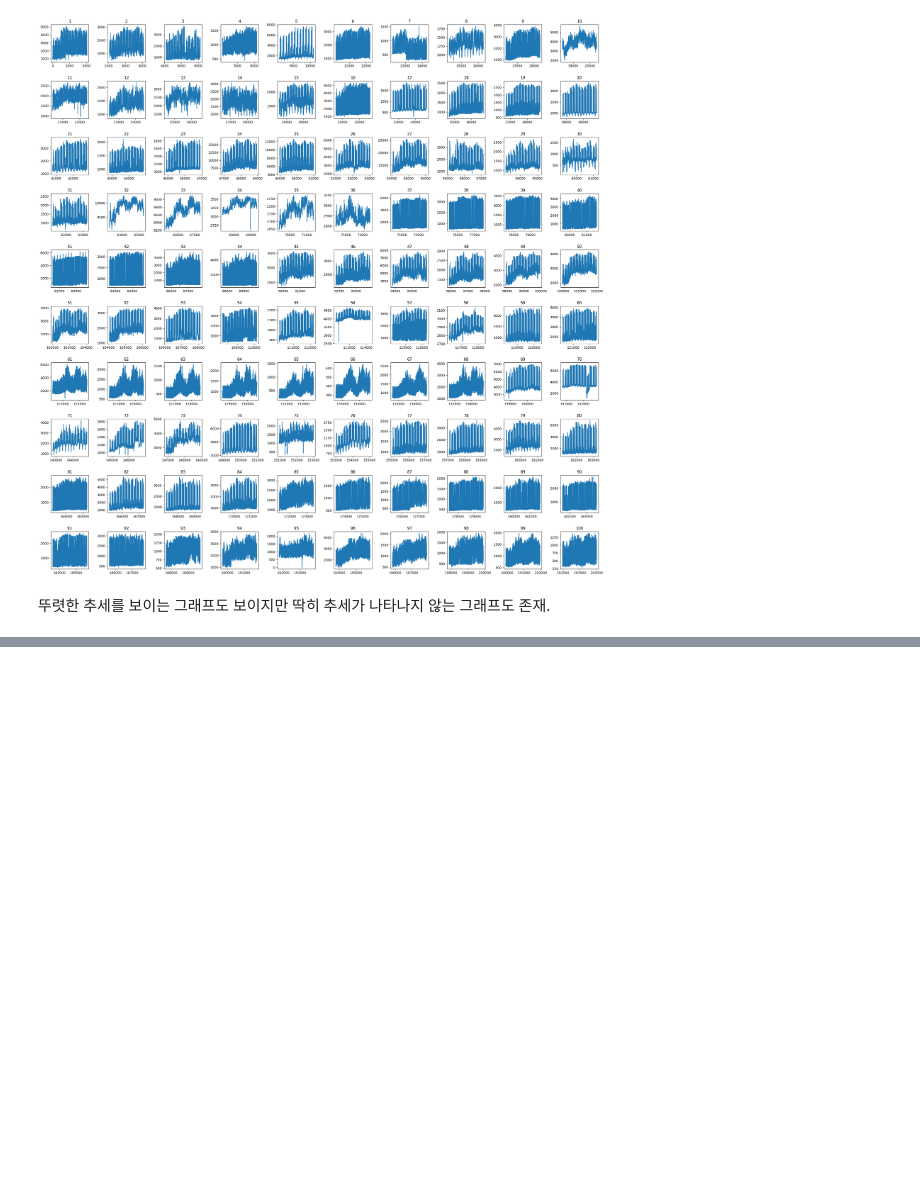
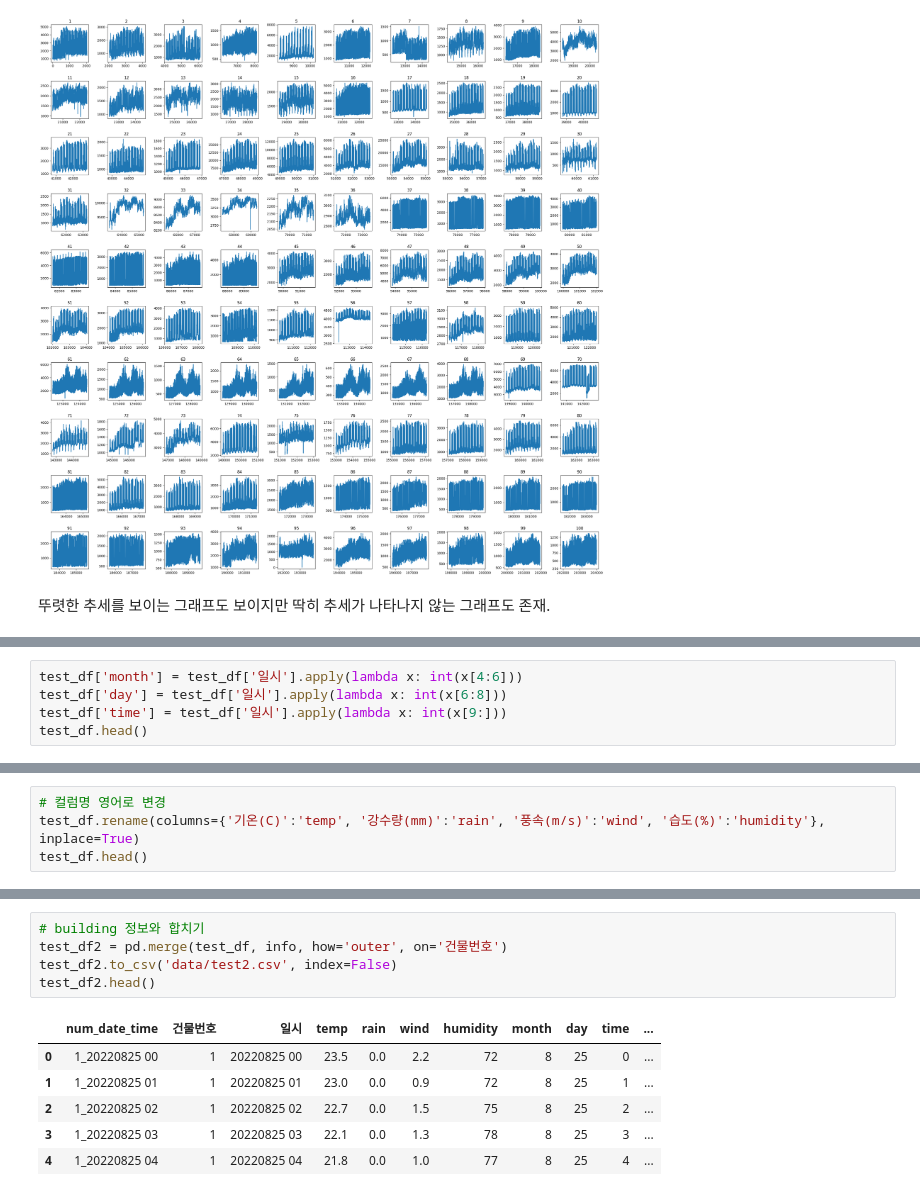
Before and after one commit to 2hg7274/Side_Project, a Jupyter notebook: Dacon/Power_Consumption/eda.ipynb, the cells around one changed output, grey strips where cells are left out. Cells and saved outputs as stored; diff of their text form; blank space fills up the shorter version.

```diff
--- a/Dacon/Power_Consumption/eda.ipynb
+++ b/Dacon/Power_Consumption/eda.ipynb
@@ -134,0 +193,5 @@ plt.show()
+# %%
+test_df['month'] = test_df['일시'].apply(lambda x: int(x[4:6]))
+test_df['day'] = test_df['일시'].apply(lambda x: int(x[6:8]))
+test_df['time'] = test_df['일시'].apply(lambda x: int(x[9:]))
+test_df.head()
@@ -134,0 +207,4 @@ plt.show()
+# %%
+# 컬럼명 영어로 변경
+test_df.rename(columns={'기온(C)':'temp', '강수량(mm)':'rain', '풍속(m/s)':'wind', '습도(%)':'humidity'}, inplace=True)
+test_df.head()
@@ -134,0 +232,12 @@ plt.show()
+# %%
+# building 정보와 합치기
+test_df2 = pd.merge(test_df, info, how='outer', on='건물번호')
+test_df2.to_csv('data/test2.csv', index=False)
+test_df2.head()
+# %% [output]
+|  | num_date_time | 건물번호 | 일시 | temp | rain | wind | humidity | month | day | time | ... |
+| 0 | 1_20220825 00 | 1 | 20220825 00 | 23.5 | 0.0 | 2.2 | 72 | 8 | 25 | 0 | ... |
+| 1 | 1_20220825 01 | 1 | 20220825 01 | 23.0 | 0.0 | 0.9 | 72 | 8 | 25 | 1 | ... |
+| 2 | 1_20220825 02 | 1 | 20220825 02 | 22.7 | 0.0 | 1.5 | 75 | 8 | 25 | 2 | ... |
+| 3 | 1_20220825 03 | 1 | 20220825 03 | 22.1 | 0.0 | 1.3 | 78 | 8 | 25 | 3 | ... |
+| 4 | 1_20220825 04 | 1 | 20220825 04 | 21.8 | 0.0 | 1.0 | 77 | 8 | 25 | 4 | ... |
```
Also changed, not shown: parts of 21 cells of this notebook, 2 other files.
